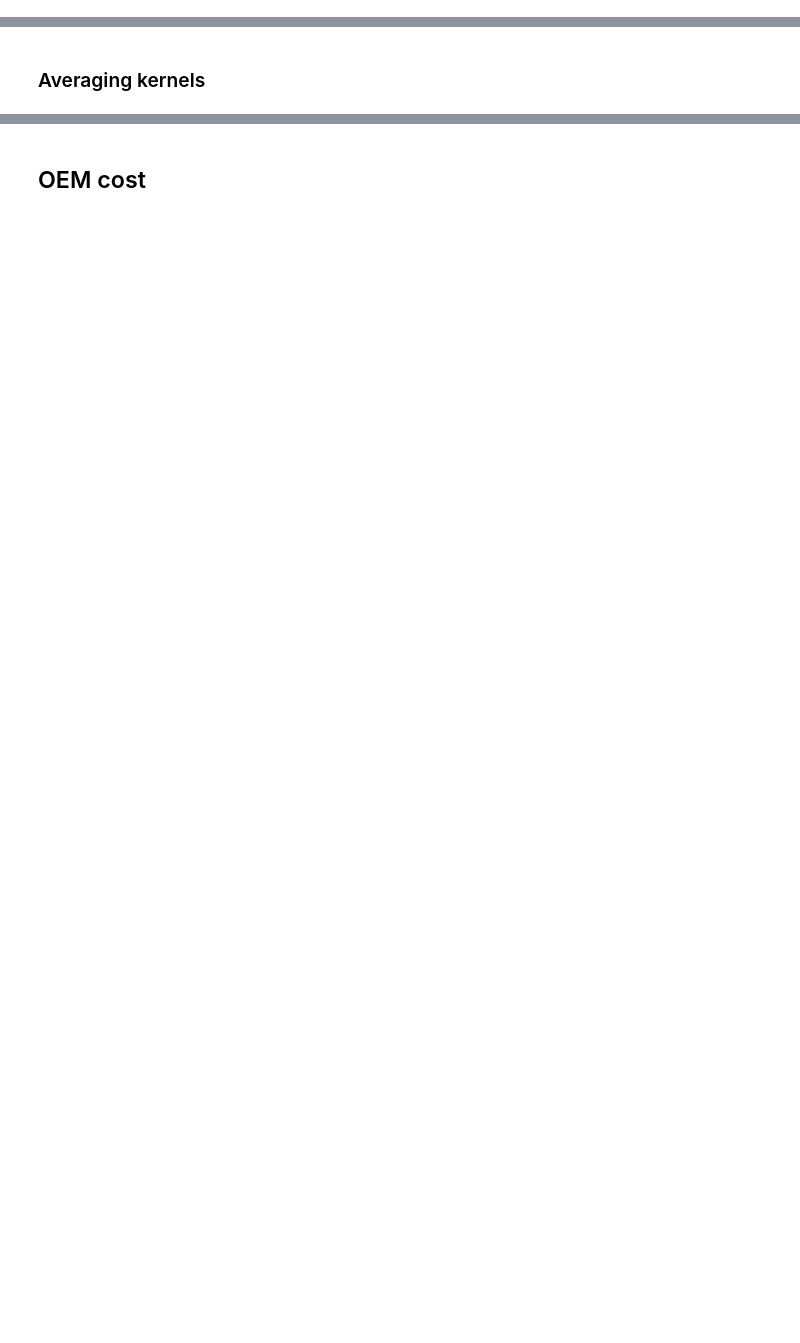
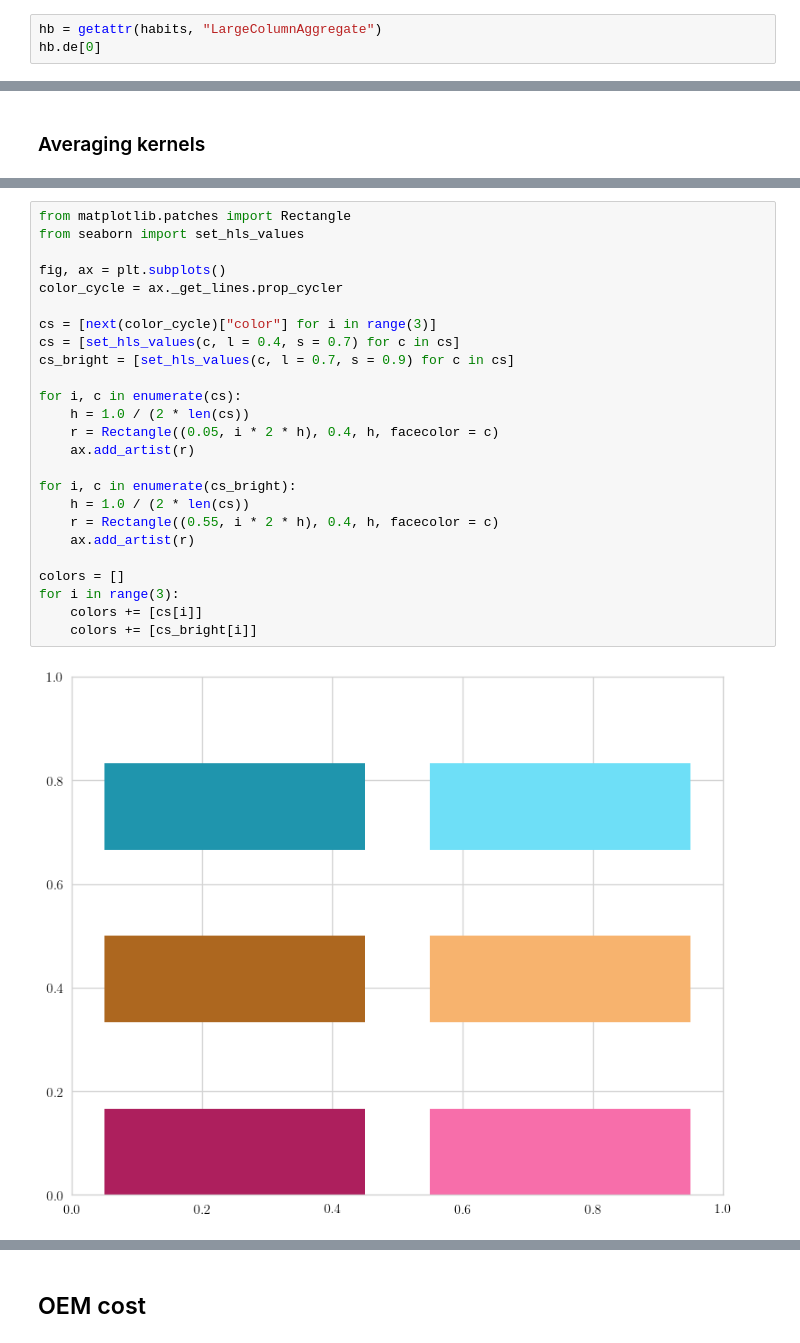
Before and after one commit to simonpf/mcrf, a Jupyter notebook: notebooks/liras/combined_results.ipynb, the cells around one changed output, grey strips where cells are left out. Drawn from its saved outputs; the diff is of its cells as text; blank space fills up the shorter version.

```diff
--- a/notebooks/liras/combined_results.ipynb
+++ b/notebooks/liras/combined_results.ipynb
@@ -443,0 +1070,3 @@ f.savefig("../../plots/psds_retrieval.pdf", bbox_inches = "tight")
+# %%
+hb = getattr(habits, "LargeColumnAggregate")
+hb.de[0]
@@ -766,0 +1186,27 @@ data = pd.DataFrame({"Degrees of freedom" : dofs,
+# %%
+from matplotlib.patches import Rectangle
+from seaborn import set_hls_values
+
+fig, ax = plt.subplots()
+color_cycle = ax._get_lines.prop_cycler
+
+cs = [next(color_cycle)["color"] for i in range(3)]
+cs = [set_hls_values(c, l = 0.4, s = 0.7) for c in cs]
+cs_bright = [set_hls_values(c, l = 0.7, s = 0.9) for c in cs]
+
+for i, c in enumerate(cs):
+    h = 1.0 / (2 * len(cs))
+    r = Rectangle((0.05, i * 2 * h), 0.4, h, facecolor = c)
+    ax.add_artist(r)
+
+for i, c in enumerate(cs_bright):
+    h = 1.0 / (2 * len(cs))
+    r = Rectangle((0.55, i * 2 * h), 0.4, h, facecolor = c)
+    ax.add_artist(r)
+
+colors = []
+for i in range(3):
+    colors += [cs[i]]
+    colors += [cs_bright[i]]
+# %% [output]
+[figure, added]
```
Also changed, not shown: parts of 40 cells of this notebook, 25 other files.
